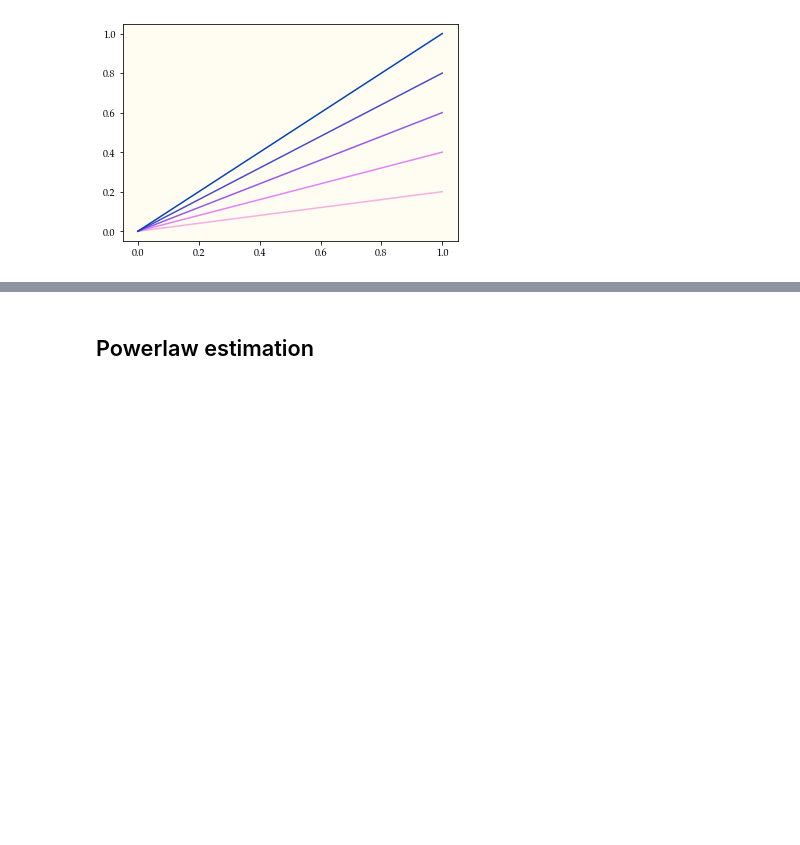
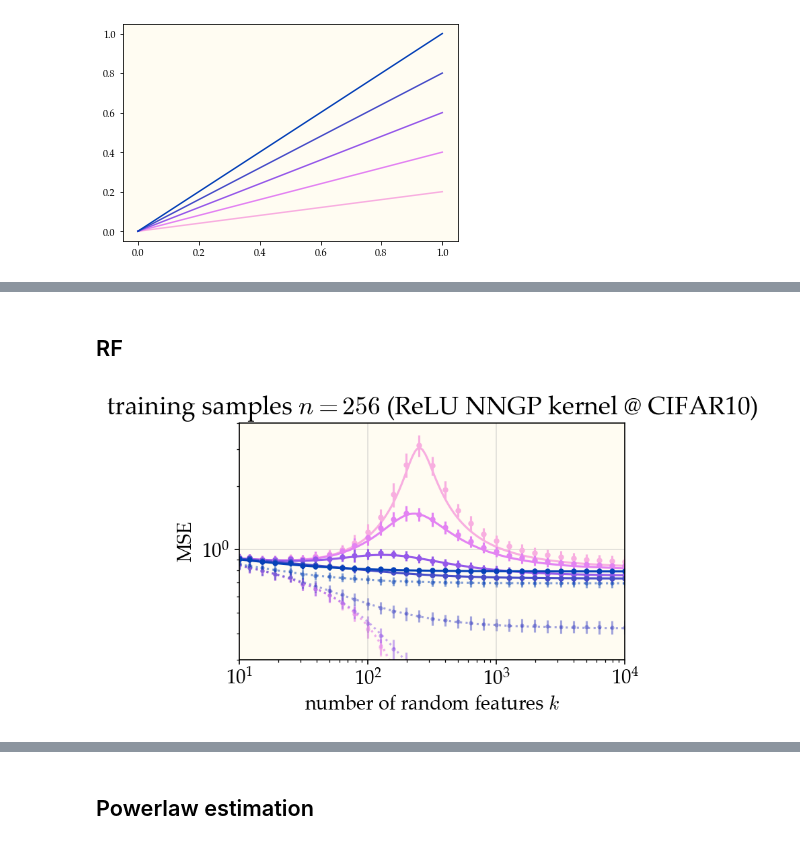
Before and after one commit to dkarkada/more-is-better, a Jupyter notebook: powerlaws.ipynb, the cells around one changed output, grey strips where cells are left out. Saved outputs shown, nothing was run; the diff lists cells and outputs as text; code cells hidden in the pictures; blank space fills up the shorter version.

```diff
--- a/powerlaws.ipynb
+++ b/powerlaws.ipynb
@@ -106,0 +64,57 @@ plt.show()
+# %% [markdown]
+## RF
+# %%
+work_dir = f"results/cifar10/fc1-nngpk"
+expt = ExperimentResults.load(f"{work_dir}/expt-n256.expt")
+theory = ExperimentResults.load(f"{work_dir}/theory-n256.expt")
+M = 30000
+n = 256
+
+fig = plt.figure(figsize=(5,3.6))
+
+ridges = expt.get_axis("ridge")
+
+for i, ridge in enumerate(ridges[3:26:5]):
+    color = get_color(i)
+
+    kk = expt.get_axis("k")
+    expt_train_mse, err = expt.get(stats_axis='trial', n=256, ridge=ridge, result="train_mse")
+    plt.errorbar(kk, expt_train_mse, yerr=err, ls='none', marker='.', markersize=6,
+                 markeredgewidth=0, color=color, alpha=0.5, zorder=0)
+
+    expt_test_mse, err = expt.get(stats_axis='trial', n=256, ridge=ridge, result="test_mse")
+    plt.errorbar(kk, expt_test_mse, yerr=err, ls='none', color=color, marker='.', markersize=6)
+
+    kk = theory.get_axis("k")
+    kappa = theory.get(n=256, ridge=ridge, result="kappa")
+    theory_test_mse = theory.get(n=256, ridge=ridge, result="test_mse")
+    theory_train_mse = theory_test_mse * (ridge / (n * kappa))**2
+    theory_test_mse = (M * theory_test_mse - n * theory_train_mse) / (M-n)
+    theory_train_mse = theory_test_mse * (ridge / (n * kappa))**2
+    plt.plot(kk, theory_train_mse, ls=":", color=color, alpha=0.5)
+    plt.plot(kk, theory_test_mse, color=color,
+             label=f"$\\delta=10^{{{np.log10(ridge)}}}$")
+
+plt.xscale('log')
+plt.yscale('log')
+plt.xlabel('number of random features $k$')
+plt.ylabel('MSE')
+plt.ylim(3e-1,4e0)
+plt.xlim(1e1,1e4)
+plt.title("training samples $n=256$ (ReLU NNGP kernel @ CIFAR10)")
+# ridge_legend = plt.legend()
+# plt.gca().add_artist(ridge_legend)
+# plt.legend(
+#         (
+#             Line2D([0], [0], color='xkcd:navy', alpha=.75, ls=":"),
+#             Line2D([0], [0], color='xkcd:navy', alpha=.75, ls="-"),),
+#         (
+#             "train",
+#             "test",),
+#         loc='lower left',
+#     )
+plt.grid(alpha=0.4)
+plt.tight_layout()
+plt.savefig("relu-nngp-cifar10-rfkrr-256.pdf")
+# %% [output]
+[figure, added]
```
Also changed, not shown: parts of 7 cells of this notebook, 4 other files.
